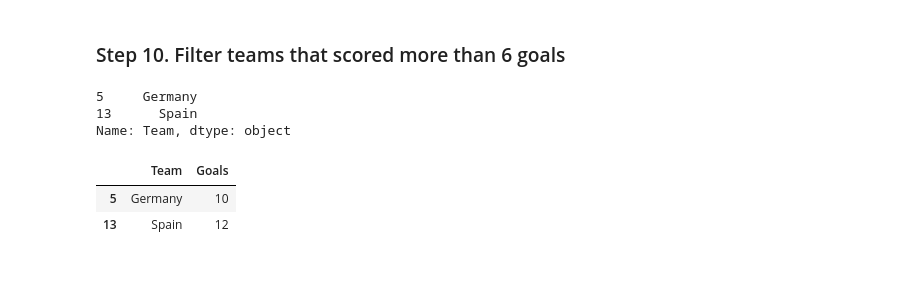
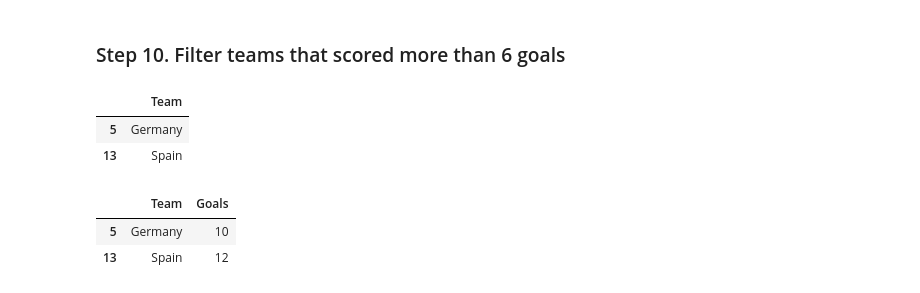
Before and after one commit to Andrea3677/ONLINE_DS_THEBRIDGE_OK, a Jupyter notebook: 2-Data_Analysis/2-Pandas/Practica/3-Euro12/Euro12_MIO.ipynb, the cells around one changed output. Cells and saved outputs as stored; diff of their text form; code cells hidden in the pictures.

```diff
--- a/2-Data_Analysis/2-Pandas/Practica/3-Euro12/Euro12_MIO.ipynb
+++ b/2-Data_Analysis/2-Pandas/Practica/3-Euro12/Euro12_MIO.ipynb
@@ -157,11 +157,11 @@ np.float64(7.4375)
 # %% [markdown]
 ### Step 10. Filter teams that scored more than 6 goals
 # %%
-euro12['Team'][euro12['Goals']>6]
+euro12[['Team']][euro12['Goals']>6]
 # %% [output]
-5     Germany
-13      Spain
-Name: Team, dtype: object
+|  | Team |
+| 5 | Germany |
+| 13 | Spain |
 # %%
 euro12[['Team','Goals']][euro12['Goals']>6]
 # %% [output]
```
Also changed, not shown: parts of 3 cells of this notebook, 11 other files.
